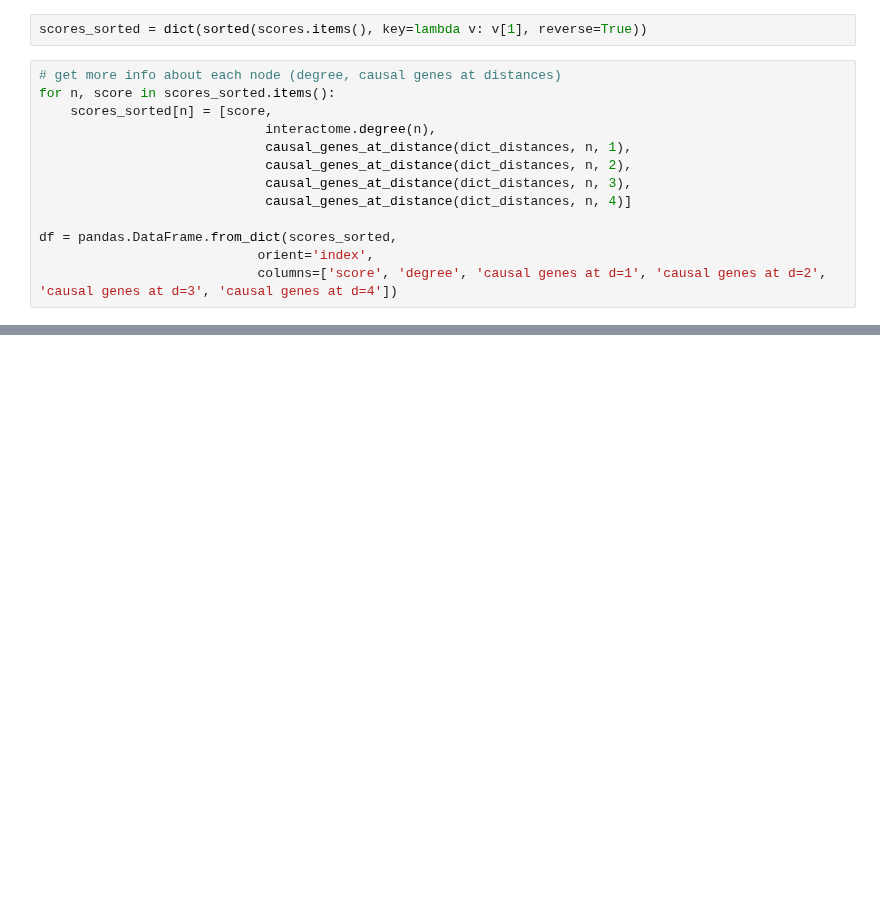
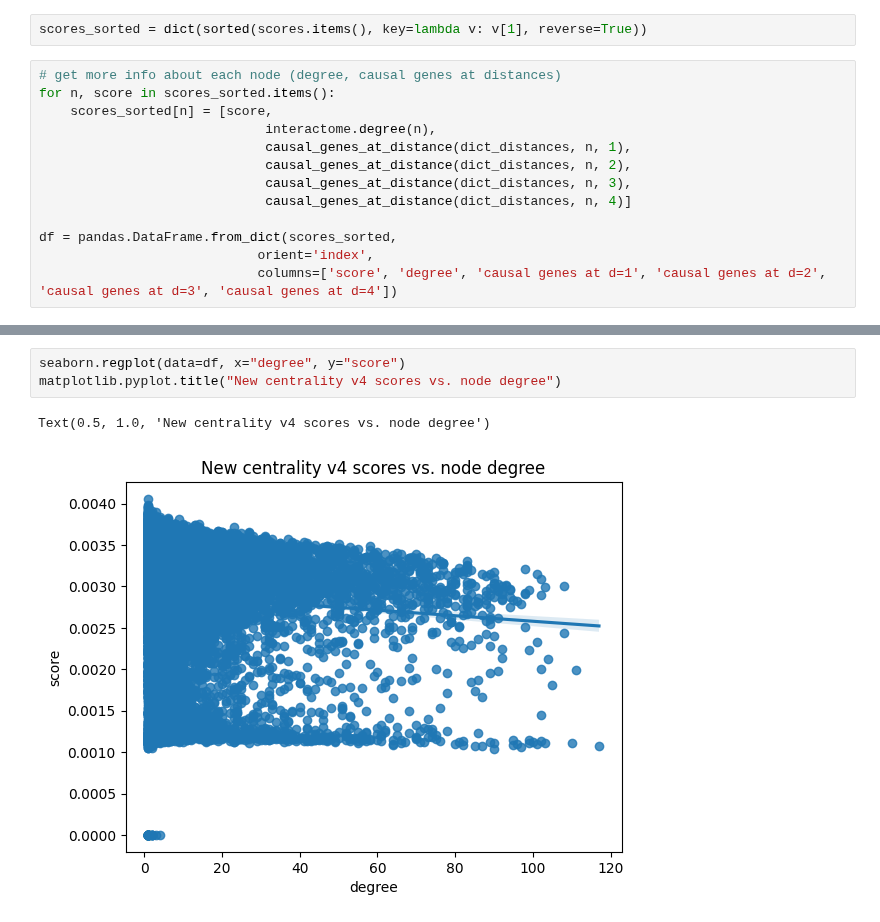
Before and after one commit to jjjk123/grexome-TIMC-Secondary-interactome, a Jupyter notebook: Interactome/scripts/analyze_scores.ipynb, the cells around one changed output, grey strips where cells are left out. Drawn from its saved outputs; the diff is of its cells as text; blank space fills up the shorter version.

Commit message:
plot score vs deg

```diff
--- a/Interactome/scripts/analyze_scores.ipynb
+++ b/Interactome/scripts/analyze_scores.ipynb
@@ -281,0 +286,6 @@ df
+# %%
+seaborn.regplot(data=df, x="degree", y="score")
+matplotlib.pyplot.title("New centrality v4 scores vs. node degree")
+# %% [output]
+Text(0.5, 1.0, 'New centrality v4 scores vs. node degree')
+[figure, added]
```
Also changed, not shown: parts of 1 cell of this notebook.
